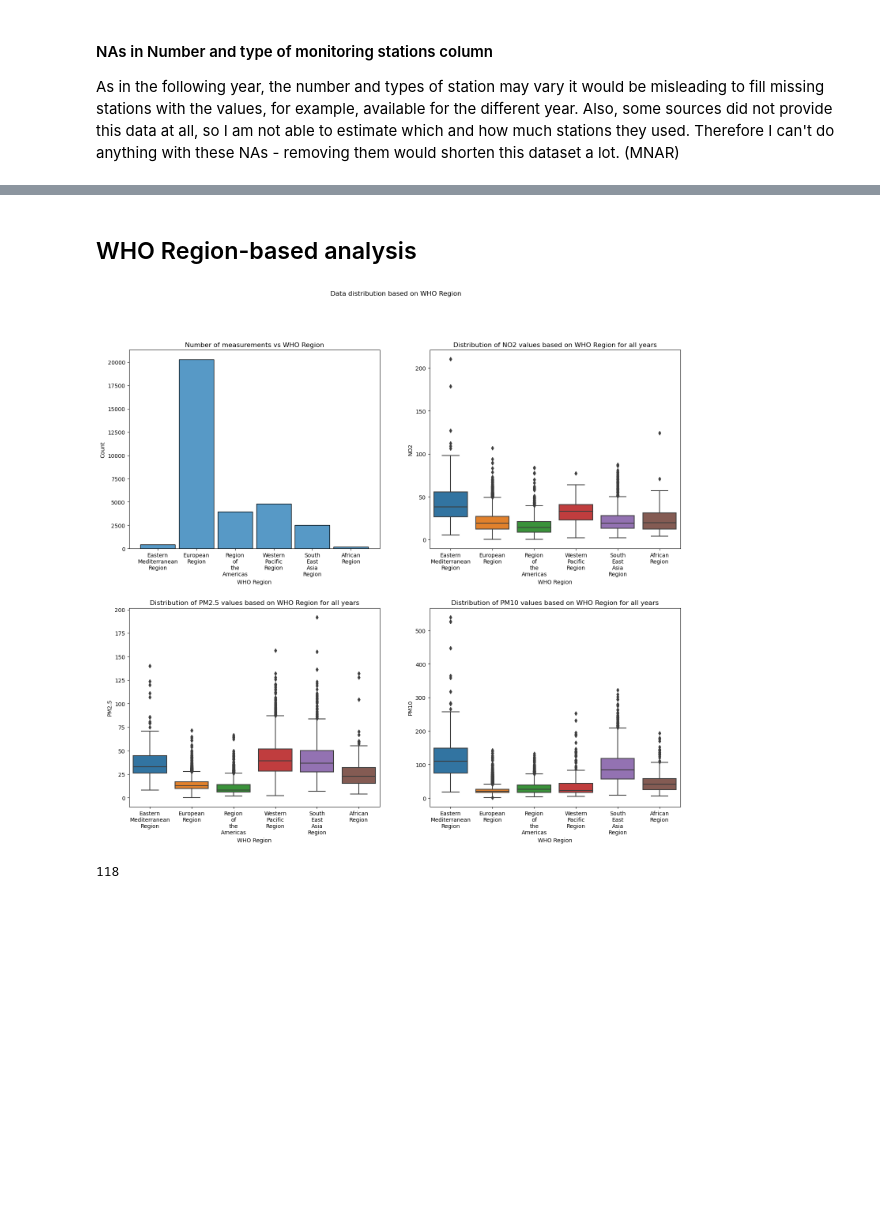
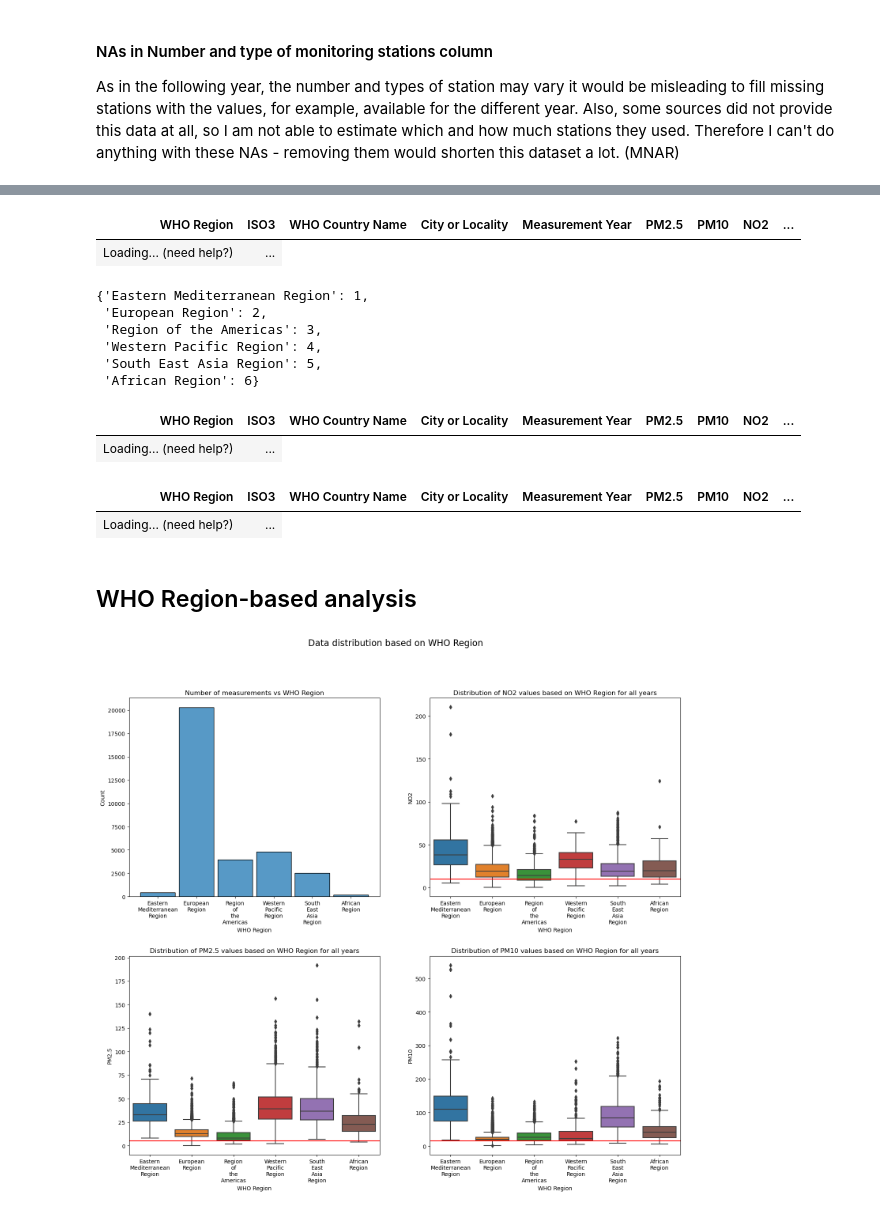
Before and after one commit to adis92202/EDA_Project, a Jupyter notebook: notebooks/analysis.ipynb, the cells around one changed output, grey strips where cells are left out. Saved outputs shown, nothing was run; the diff lists cells and outputs as text; code cells hidden in the pictures; blank space fills up the shorter version.

Commit message:
Finished code for regions and countries, cities left

```diff
--- a/notebooks/analysis.ipynb
+++ b/notebooks/analysis.ipynb
@@ -126,0 +115,2 @@ As in the following year, the number and types of station may vary it would be m
+# %%
+data.drop(columns=["Version of the database", "Status"], inplace=True)
@@ -127,33 +119,80 @@ As in the following year, the number and types of station may vary it would be m
+# %%
+def extract_and_sum_numbers(text):
+    if pd.notna(text):
+        numbers = [
+            int(word.split()[0])
+            for word in text.split(",")
+            if word.strip()[0].isdigit()
+        ]
+        return sum(numbers)
+    else:
+        return np.nan
+
+
+data["Total number of stations"] = data["Number and type of monitoring stations"].apply(
+    extract_and_sum_numbers
+)
+data
+# %% [output]
+| WHO Region | ISO3 | WHO Country Name | City or Locality | Measurement Year | PM2.5 | PM10 | NO2 | ... |
+| Loading... (need help?) | ... |
+# %%
+mapping_dict_region = {
+    value: index + 1 for index, value in enumerate(data["WHO Region"].unique())
+}
+mapping_dict_region
+# %% [output]
+{'Eastern Mediterranean Region': 1,
+ 'European Region': 2,
+ 'Region of the Americas': 3,
+ 'Western Pacific Region': 4,
+ 'South East Asia Region': 5,
+ 'African Region': 6}
+# %%
+# data["WHO Region encoded"] = data["WHO Region"].map(mapping_dict_region)
+# data
+region_dummies = pd.get_dummies(data["WHO Region"])
+data_dummies = pd.concat([data, region_dummies], axis=1)
+data_dummies
+# %% [output]
+| WHO Region | ISO3 | WHO Country Name | City or Locality | Measurement Year | PM2.5 | PM10 | NO2 | ... |
+| Loading... (need help?) | ... |
+# %%
+country_dummies = pd.get_dummies(data["WHO Country Name"])
+data_dummies = pd.concat([data_dummies, country_dummies], axis=1)
+data_dummies
+# %% [output]
+| WHO Region | ISO3 | WHO Country Name | City or Locality | Measurement Year | PM2.5 | PM10 | NO2 | ... |
+| Loading... (need help?) | ... |
 # %% [markdown]
 ## WHO Region-based analysis
 # %%
 xlabels = [x.replace(" ", "\n") for x in data["WHO Region"].unique()]
 xlabels
 
 fig, ax = plt.subplots(2, 2, figsize=(18, 15))
 
 sns.histplot(data=data, x="WHO Region", ax=ax[0, 0], shrink=0.9)
 ax[0, 0].set_xticks(ticks=range(len(xlabels)), labels=xlabels)
 ax[0, 0].set(title="Number of measurements vs WHO Region")
 
 sns.boxplot(data=data, y="NO2", x="WHO Region", ax=ax[0, 1])
+ax[0, 1].axhline(y=10, color="r")
 ax[0, 1].set_xticks(ticks=range(len(xlabels)), labels=xlabels)
 ax[0, 1].set(title="Distribution of NO2 values based on WHO Region for all years")
 
 sns.boxplot(data=data, y="PM2.5", x="WHO Region", ax=ax[1, 0])
+ax[1, 0].axhline(y=5, color="r")
 ax[1, 0].set_xticks(ticks=range(len(xlabels)), labels=xlabels)
 ax[1, 0].set(title="Distribution of PM2.5 values based on WHO Region for all years")
 
 sns.boxplot(data=data, y="PM10", x="WHO Region", ax=ax[1, 1])
+ax[1, 1].axhline(y=15, color="r")
 ax[1, 1].set_xticks(ticks=range(len(xlabels)), labels=xlabels)
 ax[1, 1].set(title="Distribution of PM10 values based on WHO Region for all years")
 
-plt.suptitle("Data distribution based on WHO Region")
+plt.suptitle("Data distribution based on WHO Region", fontsize=16)
 plt.subplots_adjust(hspace=0.3, wspace=0.2)
 plt.show()
 # %% [output]
-[figure, old version]
+[figure, new version]
-# %%
-len(data["WHO Country Name"].unique())
-# %% [output]
-118
```
Also changed, not shown: parts of 75 cells of this notebook.
